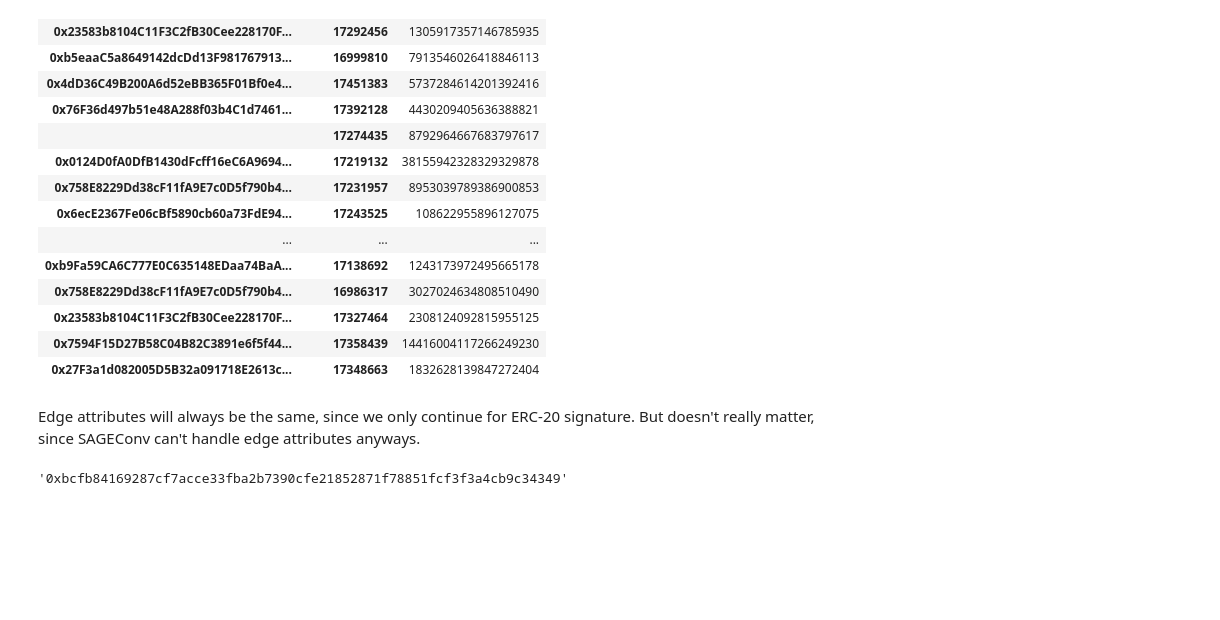
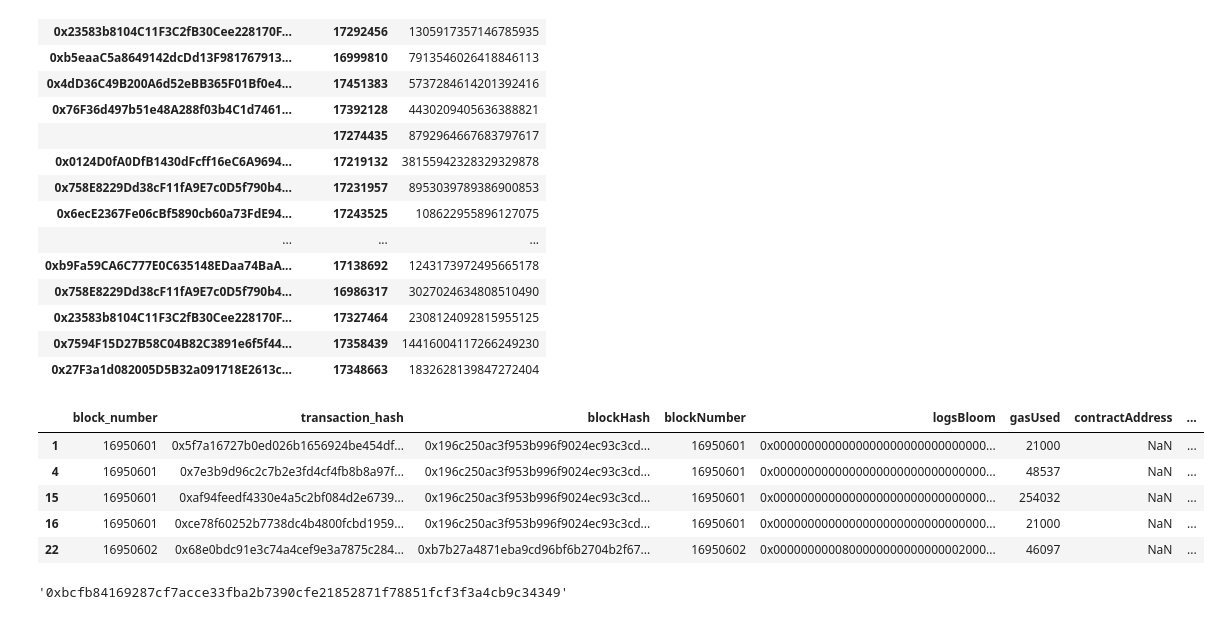
Before and after one commit to liamti5/Graph-Inverse-Reinforcement-Learning-for-MEV-Detection-on-Ethereum, a Jupyter notebook: notebooks/1.05-trx-graphs-per-acc-receipts.ipynb, the cells around one changed output. Cells and saved outputs as stored; diff of their text form; code cells hidden in the pictures; blank space fills up the shorter version.

```diff
--- a/notebooks/1.05-trx-graphs-per-acc-receipts.ipynb
+++ b/notebooks/1.05-trx-graphs-per-acc-receipts.ipynb
@@ -72,8 +75,15 @@ df_class0_multi_occ = df_class0_with_eth_balances[
     df_class0_with_eth_balances["from"].duplicated(keep=False)
 ]
 df_class0_multi_occ_clean = df_class0_multi_occ.dropna(subset=["from", "to"])
-# %% [markdown]
-Edge attributes will always be the same, since we only continue for ERC-20 signature. But doesn't really matter, since SAGEConv can't handle edge attributes anyways.
+# %%
+df_class0_multi_occ_clean.head()
+# %% [output]
+|  | block_number | transaction_hash | blockHash | blockNumber | logsBloom | gasUsed | contractAddress | ... |
+| 1 | 16950601 | 0x5f7a16727b0ed026b1656924be454df... | 0x196c250ac3f953b996f9024ec93c3cd... | 16950601 | 0x0000000000000000000000000000000... | 21000 | NaN | ... |
+| 4 | 16950601 | 0x7e3b9d96c2c7b2e3fd4cf4fb8b8a97f... | 0x196c250ac3f953b996f9024ec93c3cd... | 16950601 | 0x0000000000000000000000000000000... | 48537 | NaN | ... |
+| 15 | 16950601 | 0xaf94feedf4330e4a5c2bf084d2e6739... | 0x196c250ac3f953b996f9024ec93c3cd... | 16950601 | 0x0000000000000000000000000000000... | 254032 | NaN | ... |
+| 16 | 16950601 | 0xce78f60252b7738dc4b4800fcbd1959... | 0x196c250ac3f953b996f9024ec93c3cd... | 16950601 | 0x0000000000000000000000000000000... | 21000 | NaN | ... |
+| 22 | 16950602 | 0x68e0bdc91e3c74a4cef9e3a7875c284... | 0xb7b27a4871eba9cd96bf6b2704b2f67... | 16950602 | 0x0000000000800000000000000002000... | 46097 | NaN | ... |
 # %%
 def extract_transfer_addresses(topics):
     from_address = "0x" + topics[1][-40:]
```
Also changed, not shown: parts of 2 cells of this notebook, 9 other files.
